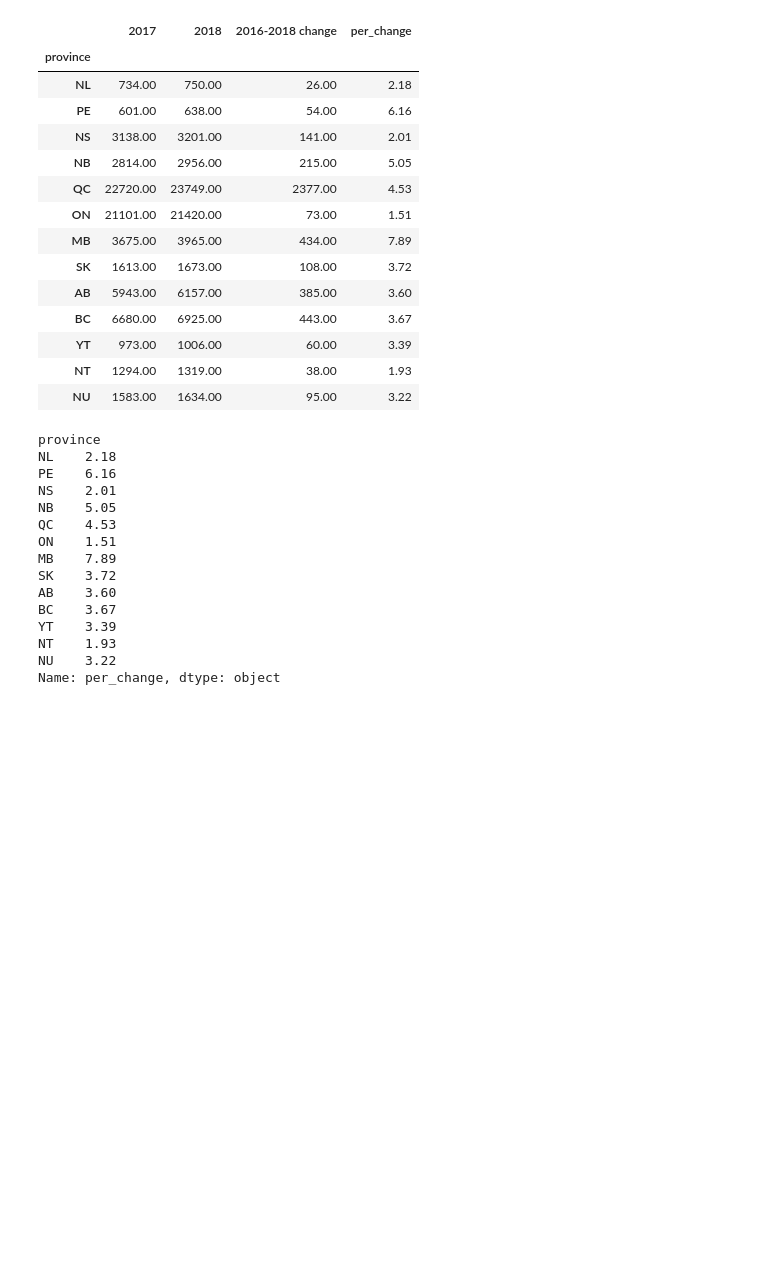
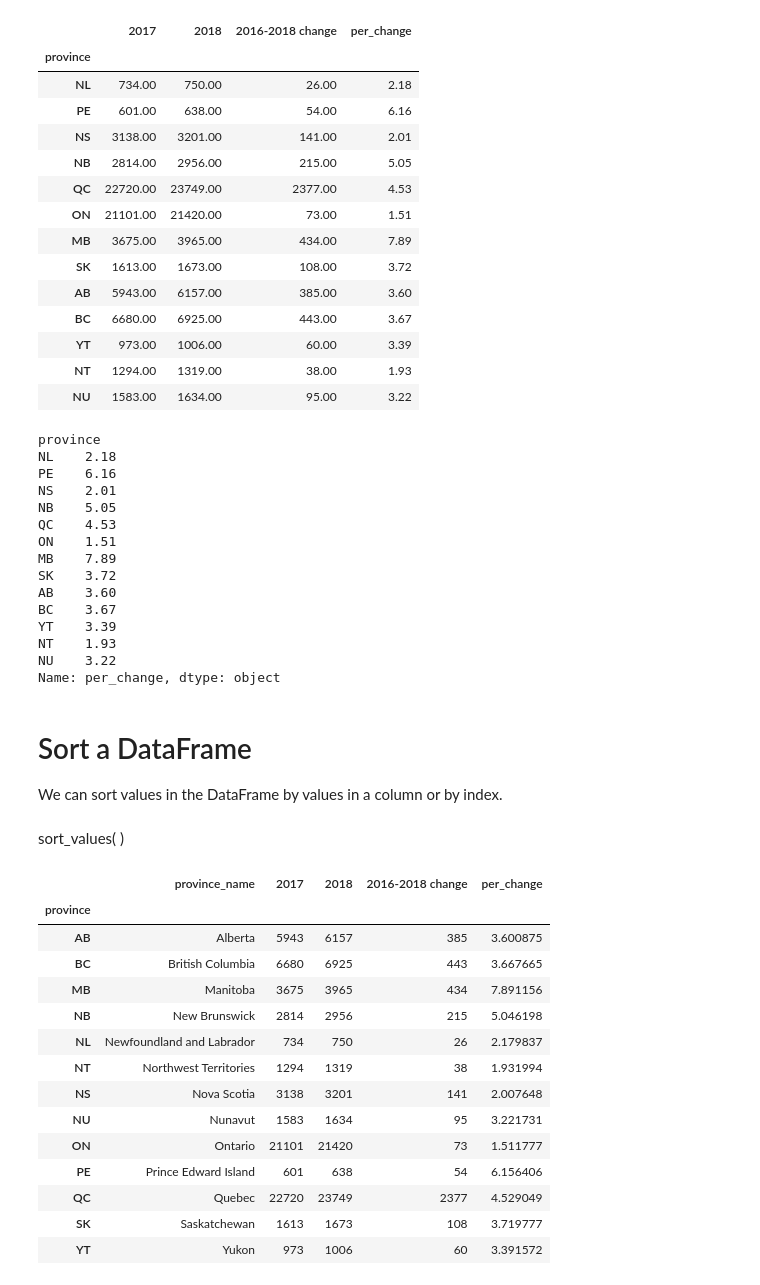
Before and after one commit to IgaMeddie/Data_Science_101, a Jupyter notebook: studying_pandas.ipynb, the cells around one changed output. Drawn from its saved outputs; the diff is of its cells as text; code cells hidden in the pictures; blank space fills up the shorter version.

Commit message:
Sort DataFrame using sort_values( ) and sort_index( )

```diff
--- a/studying_pandas.ipynb
+++ b/studying_pandas.ipynb
@@ -291,3 +289,29 @@ Name: per_change, dtype: object
 Since applymap() is depricated, it might be better to just use map()
 whether applying a function to single column/row or multiple columns/rows
 '''
+# %% [markdown]
+# Sort a DataFrame
+
+We can sort values in the DataFrame by values in a column or by index.
+# %% [markdown]
+sort_values( )
+# %%
+# sort the values by the full name of the province i.e province_name
+
+prov_support.sort_values('province_name')
+# %% [output]
+|  | province_name | 2017 | 2018 | 2016-2018 change | per_change |
+| province |  |  |  |  |  |
+| AB | Alberta | 5943 | 6157 | 385 | 3.600875 |
+| BC | British Columbia | 6680 | 6925 | 443 | 3.667665 |
+| MB | Manitoba | 3675 | 3965 | 434 | 7.891156 |
+| NB | New Brunswick | 2814 | 2956 | 215 | 5.046198 |
+| NL | Newfoundland and Labrador | 734 | 750 | 26 | 2.179837 |
+| NT | Northwest Territories | 1294 | 1319 | 38 | 1.931994 |
+| NS | Nova Scotia | 3138 | 3201 | 141 | 2.007648 |
+| NU | Nunavut | 1583 | 1634 | 95 | 3.221731 |
+| ON | Ontario | 21101 | 21420 | 73 | 1.511777 |
+| PE | Prince Edward Island | 601 | 638 | 54 | 6.156406 |
+| QC | Quebec | 22720 | 23749 | 2377 | 4.529049 |
+| SK | Saskatchewan | 1613 | 1673 | 108 | 3.719777 |
+| YT | Yukon | 973 | 1006 | 60 | 3.391572 |
```
Also changed, not shown: parts of 7 cells of this notebook.
